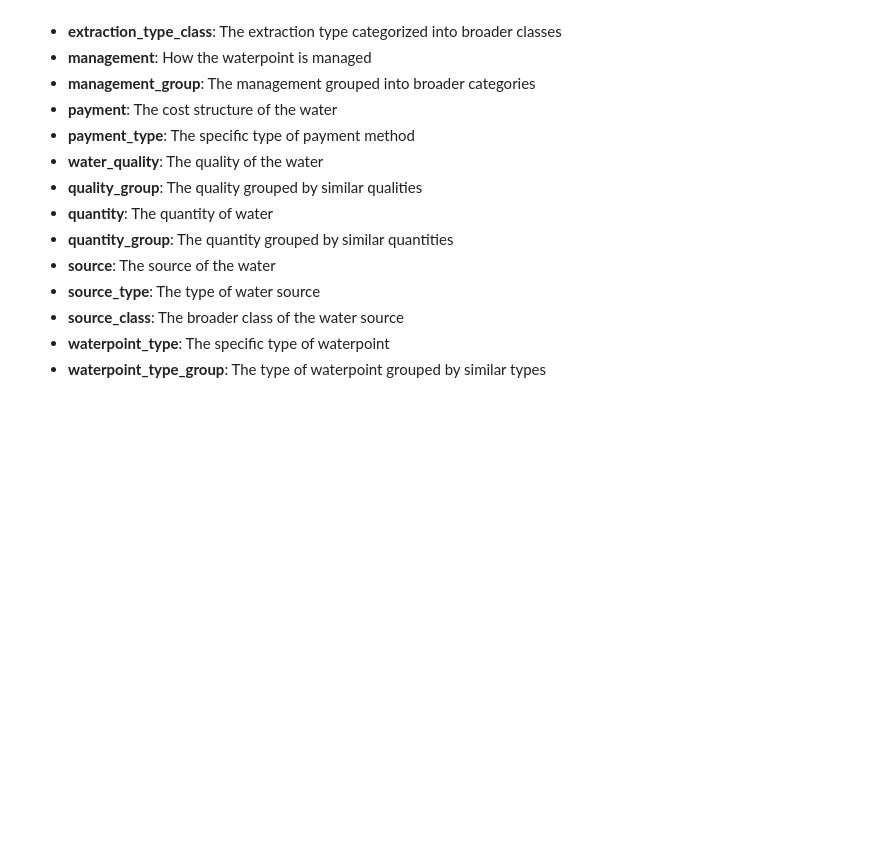
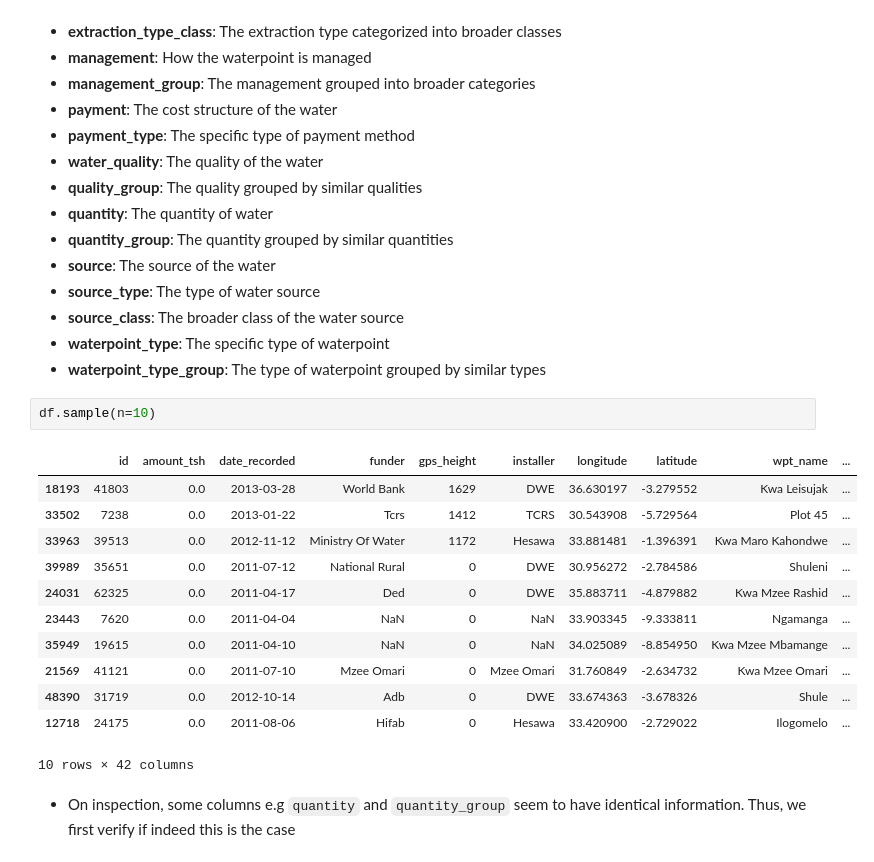
Before and after one commit to leonardkoyio/Phase-3-Project-_v1, a Jupyter notebook: index.ipynb, the cells around one changed output. Drawn from its saved outputs; the diff is of its cells as text; blank space fills up the shorter version.

```diff
--- a/index.ipynb
+++ b/index.ipynb
@@ -99,3 +99,20 @@ The following set of information about the waterpoints is provided:
 - **source_class**: The broader class of the water source
 - **waterpoint_type**: The specific type of waterpoint
 - **waterpoint_type_group**: The type of waterpoint grouped by similar types
+# %%
+df.sample(n=10)
+# %% [output]
+|  | id | amount_tsh | date_recorded | funder | gps_height | installer | longitude | latitude | wpt_name | ... |
+| 18193 | 41803 | 0.0 | 2013-03-28 | World Bank | 1629 | DWE | 36.630197 | -3.279552 | Kwa Leisujak | ... |
+| 33502 | 7238 | 0.0 | 2013-01-22 | Tcrs | 1412 | TCRS | 30.543908 | -5.729564 | Plot 45 | ... |
+| 33963 | 39513 | 0.0 | 2012-11-12 | Ministry Of Water | 1172 | Hesawa | 33.881481 | -1.396391 | Kwa Maro Kahondwe | ... |
+| 39989 | 35651 | 0.0 | 2011-07-12 | National Rural | 0 | DWE | 30.956272 | -2.784586 | Shuleni | ... |
+| 24031 | 62325 | 0.0 | 2011-04-17 | Ded | 0 | DWE | 35.883711 | -4.879882 | Kwa Mzee Rashid | ... |
+| 23443 | 7620 | 0.0 | 2011-04-04 | NaN | 0 | NaN | 33.903345 | -9.333811 | Ngamanga | ... |
+| 35949 | 19615 | 0.0 | 2011-04-10 | NaN | 0 | NaN | 34.025089 | -8.854950 | Kwa Mzee Mbamange | ... |
+| 21569 | 41121 | 0.0 | 2011-07-10 | Mzee Omari | 0 | Mzee Omari | 31.760849 | -2.634732 | Kwa Mzee Omari | ... |
+| 48390 | 31719 | 0.0 | 2012-10-14 | Adb | 0 | DWE | 33.674363 | -3.678326 | Shule | ... |
+| 12718 | 24175 | 0.0 | 2011-08-06 | Hifab | 0 | Hesawa | 33.420900 | -2.729022 | Ilogomelo | ... |
+10 rows × 42 columns
+# %% [markdown]
+- On inspection, some columns e.g `quantity` and `quantity_group` seem to have identical information. Thus, we first verify if indeed this is the case
```
Also changed, not shown: parts of 34 cells of this notebook.
